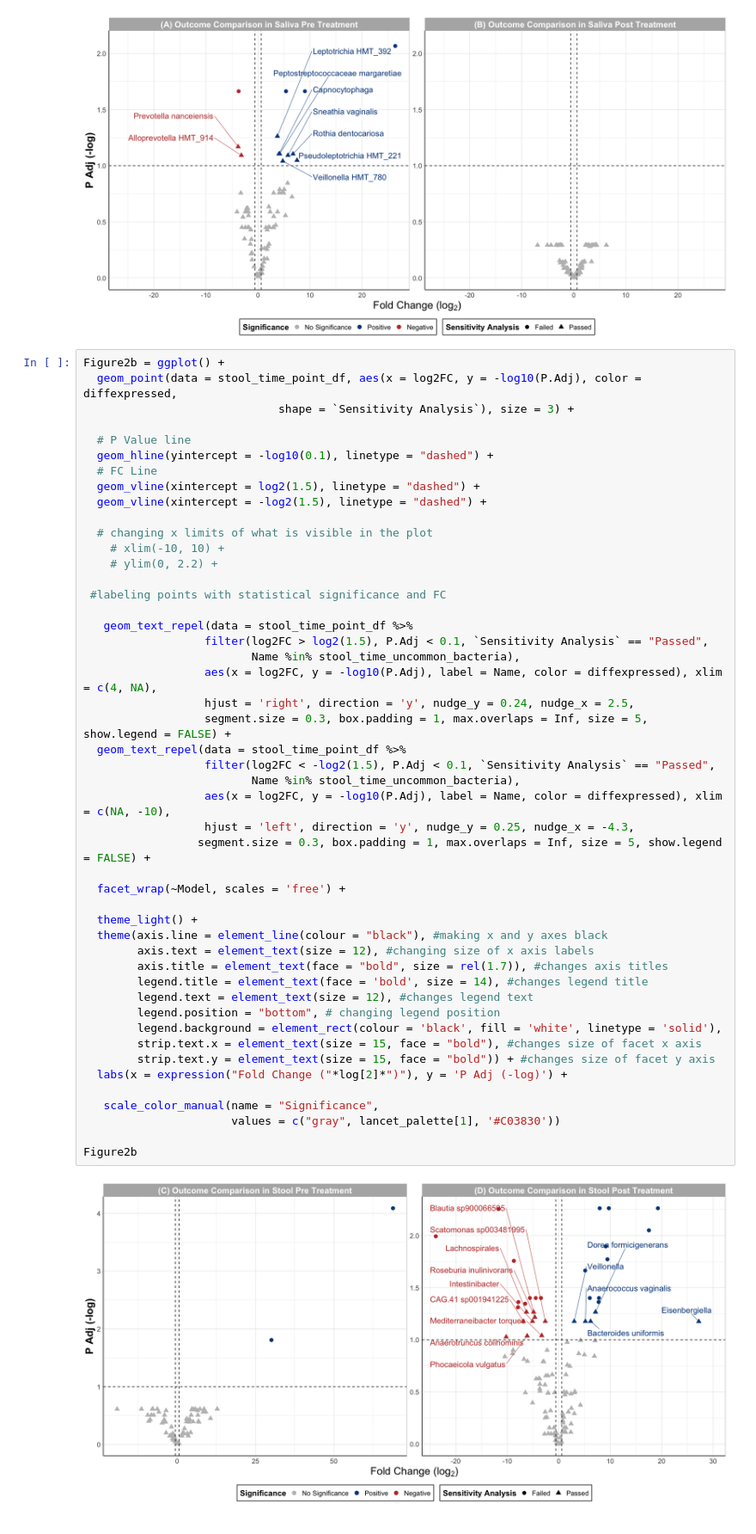
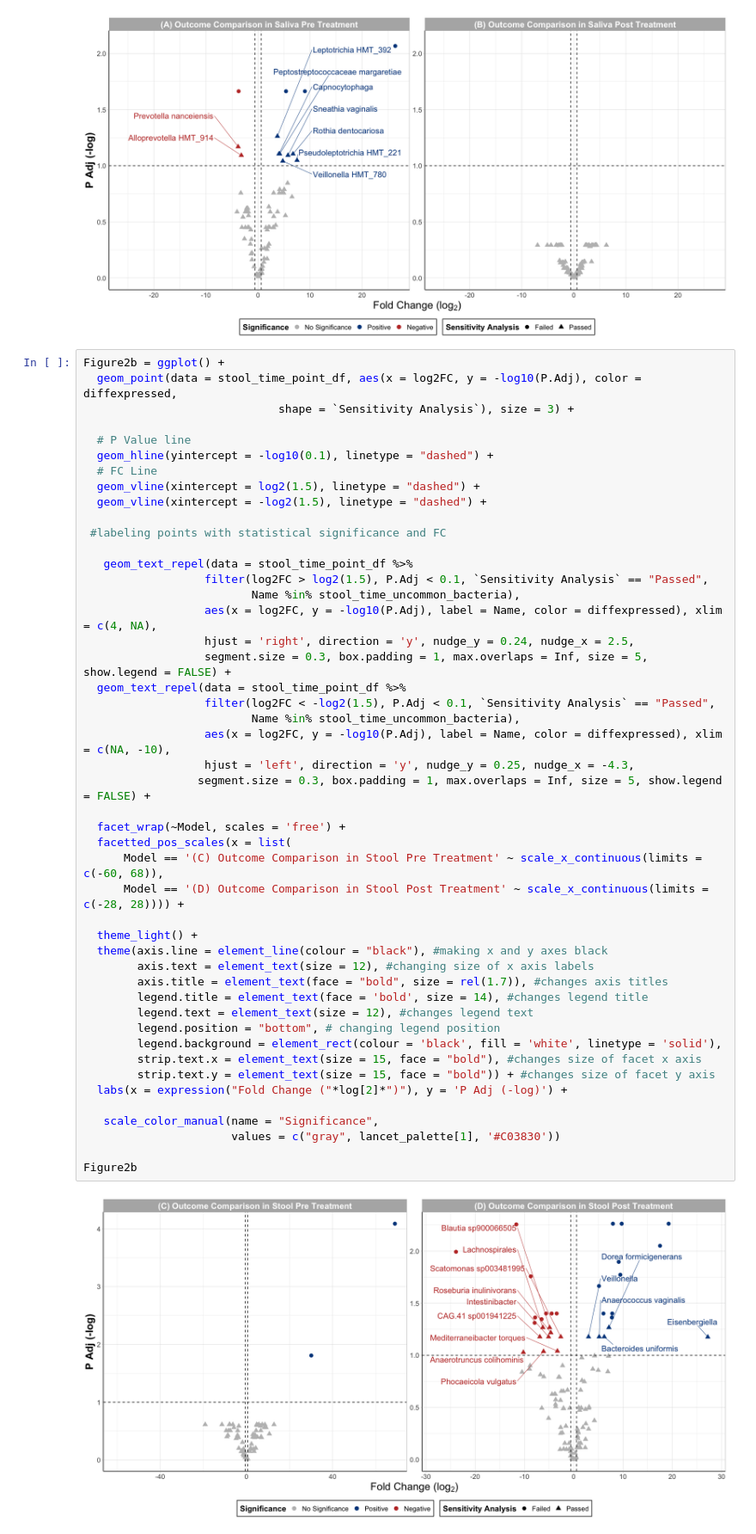
Before and after one commit to Ragerlab/P1013.-Microbiome-Peanut-Allergy, a Jupyter notebook: 3. Individual Bacteria Visualizations/Volcano Plots.ipynb, the cells around one changed output. Shown at 86% size. Drawn from its saved outputs; the diff is of its cells as text.

```diff
--- a/3. Individual Bacteria Visualizations/Volcano Plots.ipynb
+++ b/3. Individual Bacteria Visualizations/Volcano Plots.ipynb
@@ -309,10 +310,6 @@ Figure2b = ggplot() +
   # FC Line
   geom_vline(xintercept = log2(1.5), linetype = "dashed") +
   geom_vline(xintercept = -log2(1.5), linetype = "dashed") +
-
-  # changing x limits of what is visible in the plot
-    # xlim(-10, 10) +
-    # ylim(0, 2.2) +
 
  #labeling points with statistical significance and FC
 
@@ -321,34 +318,37 @@ Figure2b = ggplot() +
                          Name %in% stool_time_uncommon_bacteria),
                   aes(x = log2FC, y = -log10(P.Adj), label = Name, color = diffexpressed), xlim = c(4, NA),
                   hjust = 'right', direction = 'y', nudge_y = 0.24, nudge_x = 2.5,
                   segment.size = 0.3, box.padding = 1, max.overlaps = Inf, size = 5, show.legend = FALSE) +
   geom_text_repel(data = stool_time_point_df %>%
                   filter(log2FC < -log2(1.5), P.Adj < 0.1, `Sensitivity Analysis` == "Passed",
                          Name %in% stool_time_uncommon_bacteria),
                   aes(x = log2FC, y = -log10(P.Adj), label = Name, color = diffexpressed), xlim = c(NA, -10),
                   hjust = 'left', direction = 'y', nudge_y = 0.25, nudge_x = -4.3,
                  segment.size = 0.3, box.padding = 1, max.overlaps = Inf, size = 5, show.legend = FALSE) +
 
   facet_wrap(~Model, scales = 'free') +
+  facetted_pos_scales(x = list(
+      Model == '(C) Outcome Comparison in Stool Pre Treatment' ~ scale_x_continuous(limits = c(-60, 68)),
+      Model == '(D) Outcome Comparison in Stool Post Treatment' ~ scale_x_continuous(limits = c(-28, 28)))) +
 
   theme_light() +
   theme(axis.line = element_line(colour = "black"), #making x and y axes black
         axis.text = element_text(size = 12), #changing size of x axis labels
         axis.title = element_text(face = "bold", size = rel(1.7)), #changes axis titles
         legend.title = element_text(face = 'bold', size = 14), #changes legend title
         legend.text = element_text(size = 12), #changes legend text
         legend.position = "bottom", # changing legend position
         legend.background = element_rect(colour = 'black', fill = 'white', linetype = 'solid'),
         strip.text.x = element_text(size = 15, face = "bold"), #changes size of facet x axis
         strip.text.y = element_text(size = 15, face = "bold")) + #changes size of facet y axis
   labs(x = expression("Fold Change ("*log[2]*")"), y = 'P Adj (-log)') +
 
    scale_color_manual(name = "Significance",
                       values = c("gray", lancet_palette[1], '#C03830'))
 
 Figure2b
 # %% [output]
-[figure, old version]
+[figure, new version]
 # %%
 Figure3 = ggplot() +
   geom_point(data = sig_paired_adj_df, aes(x = log2FC, y = -log10(P.Adj), color = diffexpressed,
```
Also changed, not shown: parts of 1 cell of this notebook.
